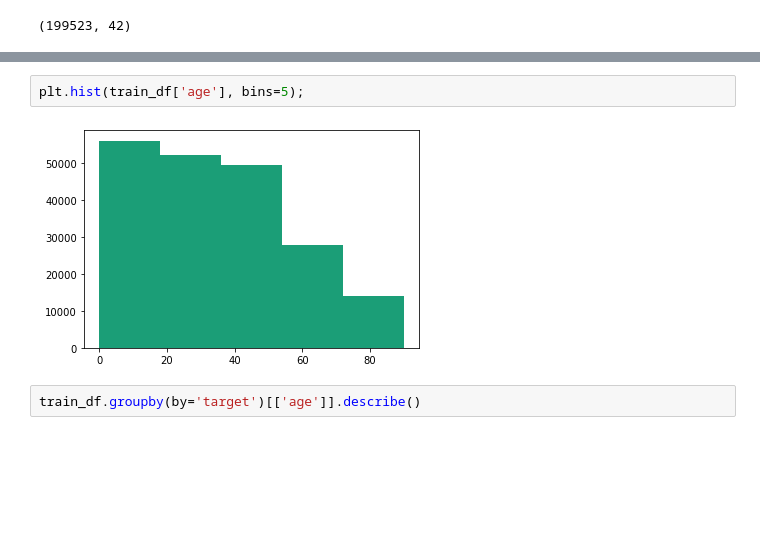
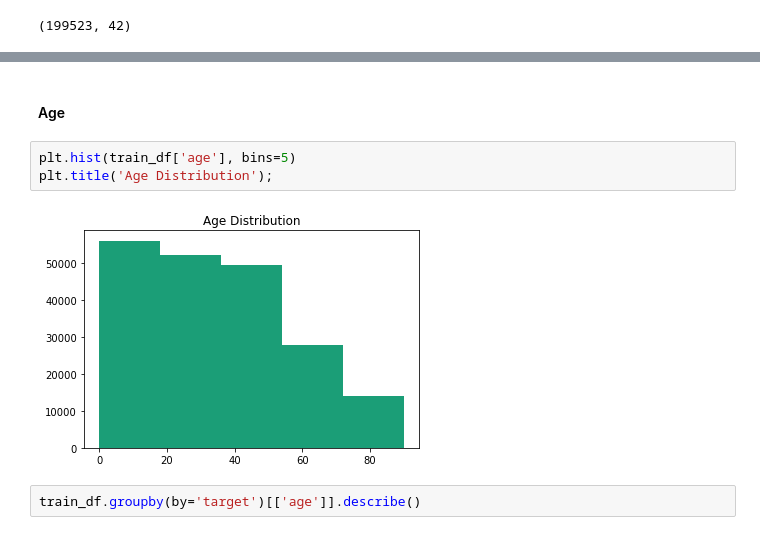
Before and after one commit to tjohn07/us_census_income, a Jupyter notebook: code/1_cleaning_eda.ipynb, the cells around one changed output, grey strips where cells are left out. Cells and saved outputs as stored; diff of their text form; blank space fills up the shorter version.

```diff
--- a/code/1_cleaning_eda.ipynb
+++ b/code/1_cleaning_eda.ipynb
@@ -167,9 +177,12 @@ Variables to be grouped into bins:
 * stock_dividends
 * weeks_worked
+# %% [markdown]
+#### Age
 # %%
-plt.hist(train_df['age'], bins=5);
+plt.hist(train_df['age'], bins=5)
+plt.title('Age Distribution');
 # %% [output]
-[figure, old version]
+[figure, new version]
 # %%
 train_df.groupby(by='target')[['age']].describe()
 # %% [output]
```
Also changed, not shown: parts of 25 cells of this notebook.
